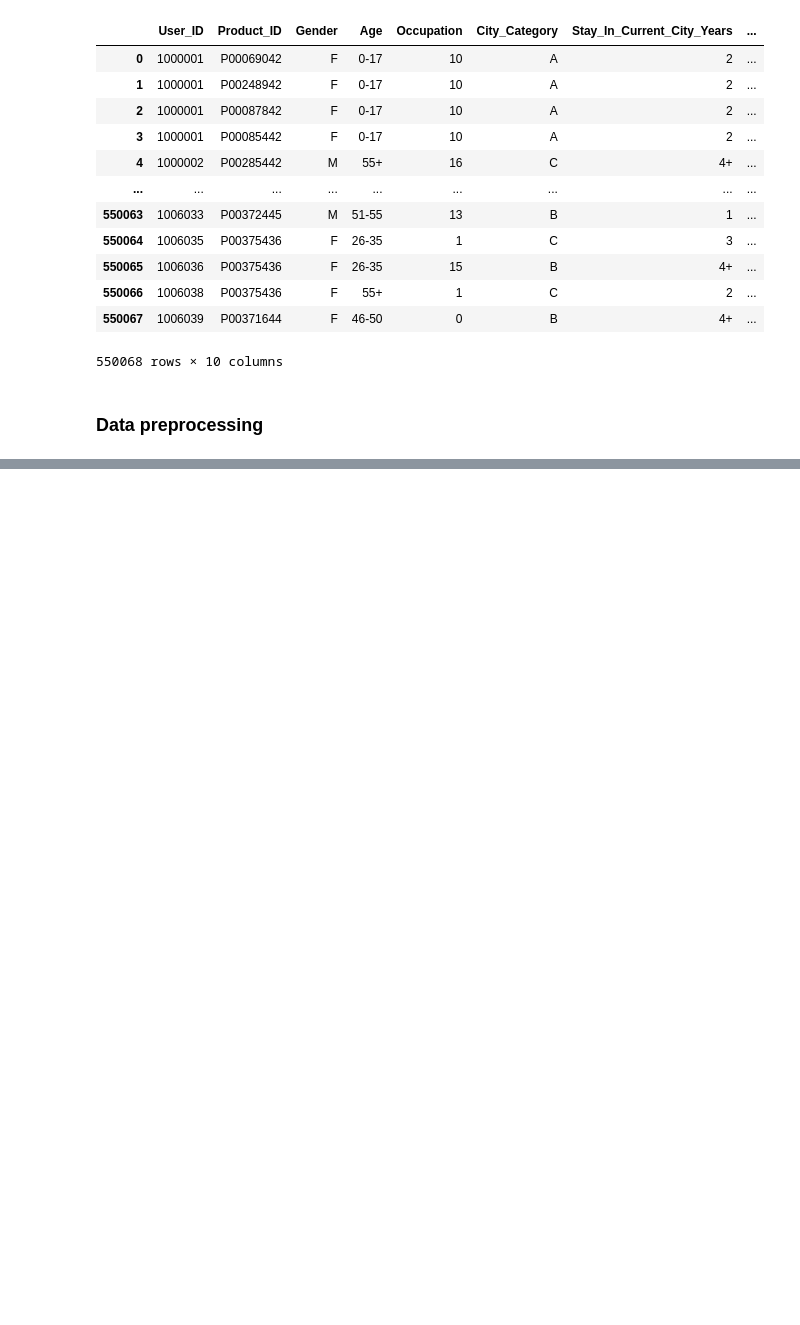
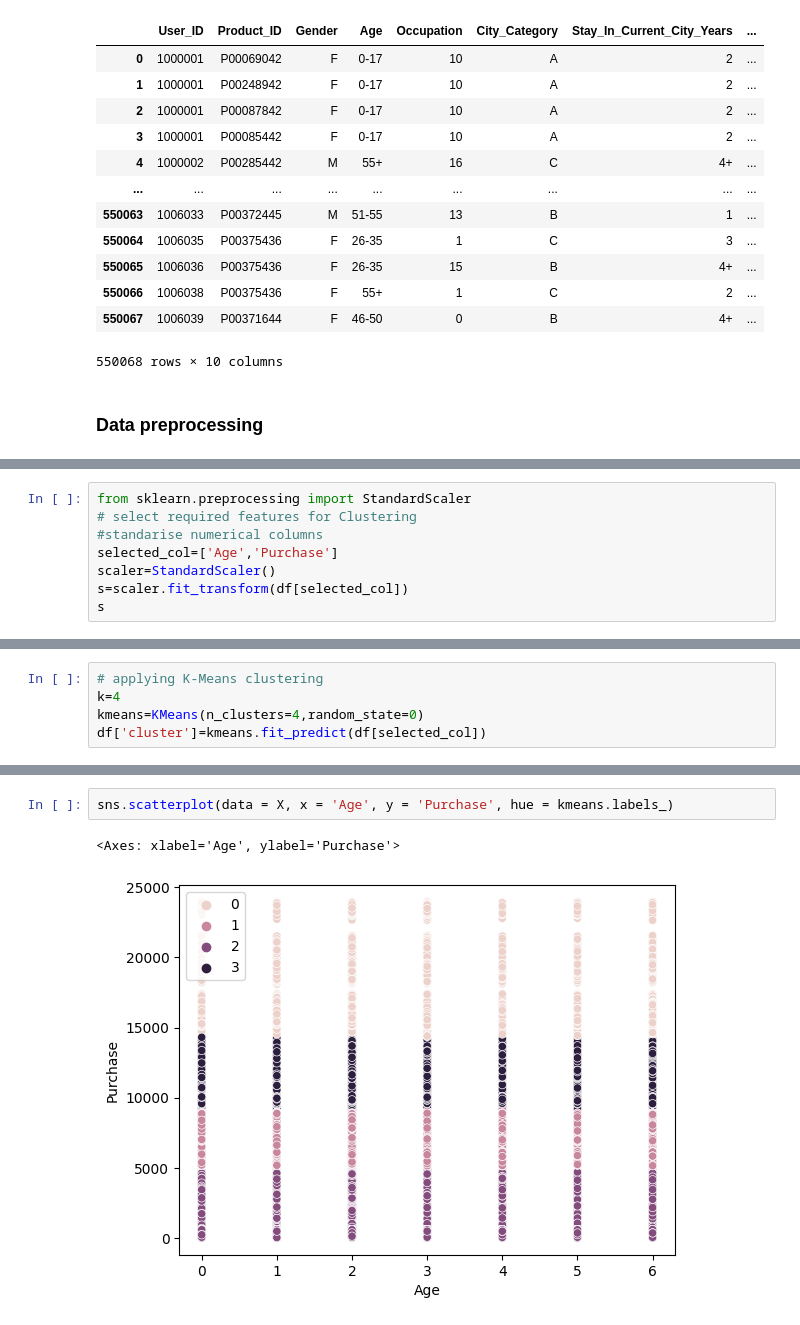
Before and after one commit to Navaneeth-2023/Unsupervised_classification_Black_Friday_Sale_K-means_clustering_Navaneeth_EE_DSML, a Jupyter notebook: Unsupervised_classification_Black_Friday_Sale_K-means_clustering_Navaneeth_EE_DSML.ipynb, the cells around one changed output, grey strips where cells are left out. Drawn from its saved outputs; the diff is of its cells as text; blank space fills up the shorter version.

```diff
--- a/Unsupervised_classification_Black_Friday_Sale_K-means_clustering_Navaneeth_EE_DSML.ipynb
+++ b/Unsupervised_classification_Black_Friday_Sale_K-means_clustering_Navaneeth_EE_DSML.ipynb
@@ -149,0 +225,8 @@ df
+# %%
+from sklearn.preprocessing import StandardScaler
+# select required features for Clustering
+#standarise numerical columns
+selected_col=['Age','Purchase']
+scaler=StandardScaler()
+s=scaler.fit_transform(df[selected_col])
+s
@@ -149,0 +264,5 @@ df
+# %%
+# applying K-Means clustering
+k=4
+kmeans=KMeans(n_clusters=4,random_state=0)
+df['cluster']=kmeans.fit_predict(df[selected_col])
@@ -149,0 +285,5 @@ df
+# %%
+sns.scatterplot(data = X, x = 'Age', y = 'Purchase', hue = kmeans.labels_)
+# %% [output]
+<Axes: xlabel='Age', ylabel='Purchase'>
+[figure, added]
```
Also changed, not shown: parts of 17 cells of this notebook.
